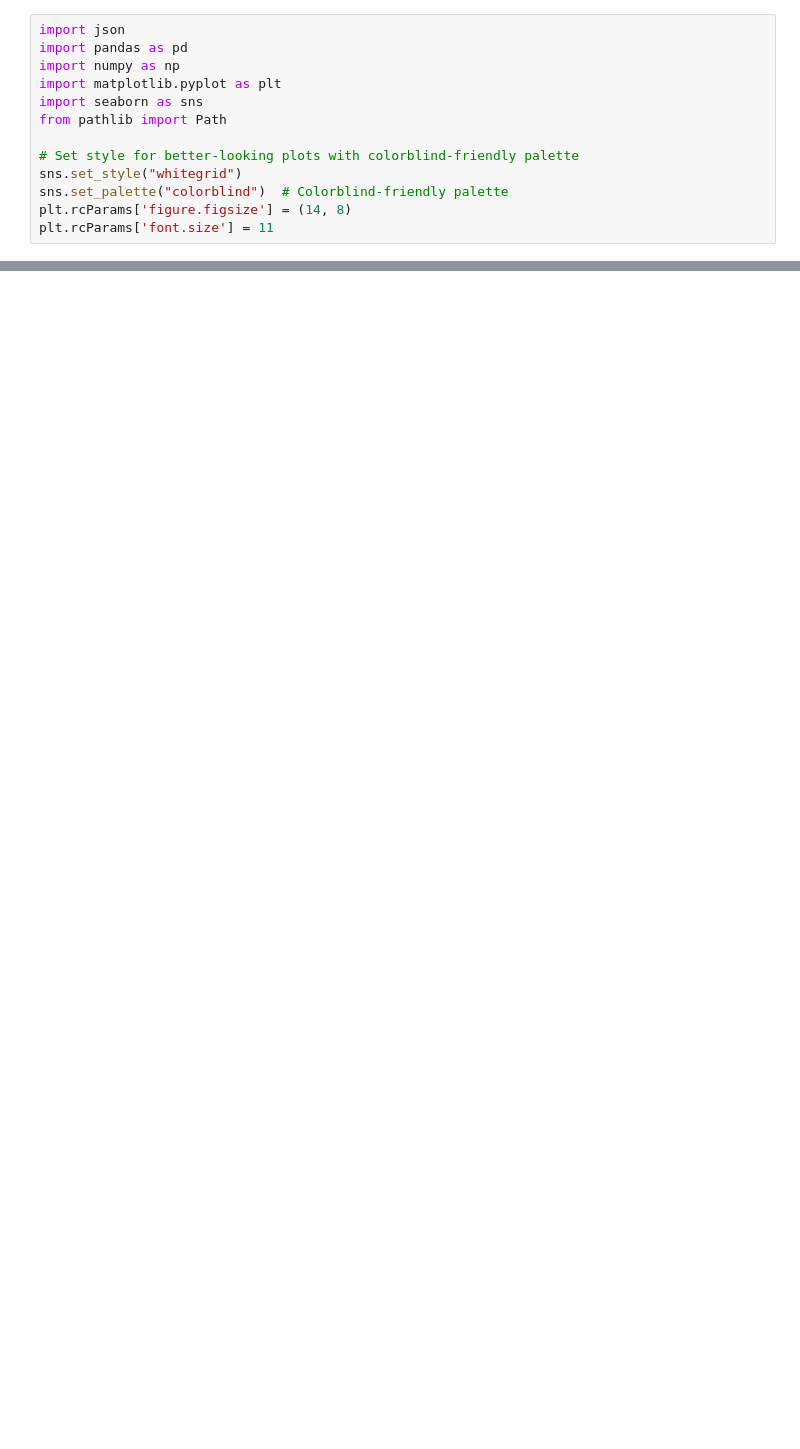
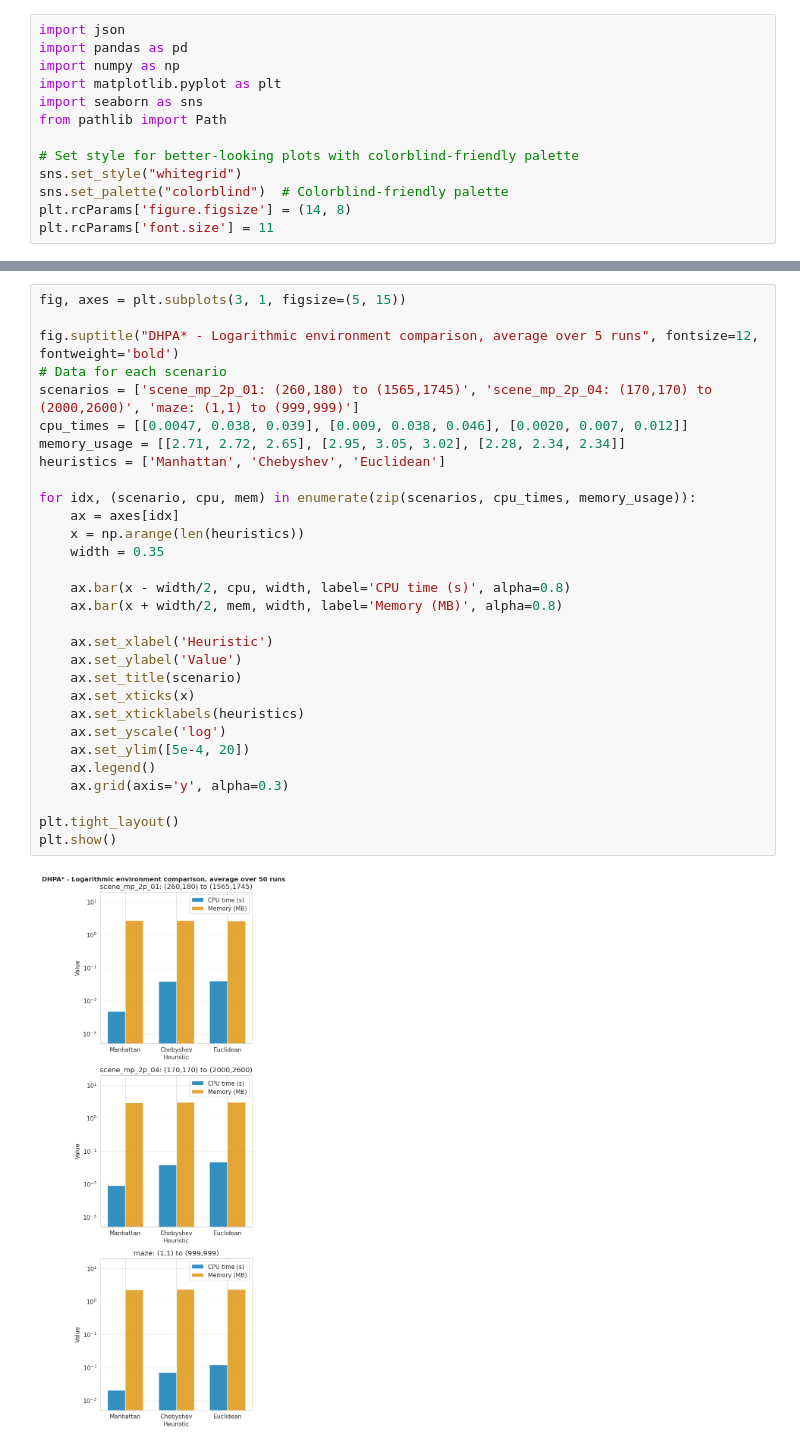
Before and after one commit to Efnilite/distributed-hpa-star, a Jupyter notebook: analyze_a.ipynb, the cells around one changed output, grey strips where cells are left out. Drawn from its saved outputs; the diff is of its cells as text; blank space fills up the shorter version.

```diff
--- a/analyze_a.ipynb
+++ b/analyze_a.ipynb
@@ -77,0 +78,32 @@ plt.show()
+# %%
+fig, axes = plt.subplots(3, 1, figsize=(5, 15))
+
+fig.suptitle("DHPA* - Logarithmic environment comparison, average over 5 runs", fontsize=12, fontweight='bold')
+# Data for each scenario
+scenarios = ['scene_mp_2p_01: (260,180) to (1565,1745)', 'scene_mp_2p_04: (170,170) to (2000,2600)', 'maze: (1,1) to (999,999)']
+cpu_times = [[0.0047, 0.038, 0.039], [0.009, 0.038, 0.046], [0.0020, 0.007, 0.012]]
+memory_usage = [[2.71, 2.72, 2.65], [2.95, 3.05, 3.02], [2.28, 2.34, 2.34]]
+heuristics = ['Manhattan', 'Chebyshev', 'Euclidean']
+
+for idx, (scenario, cpu, mem) in enumerate(zip(scenarios, cpu_times, memory_usage)):
+    ax = axes[idx]
+    x = np.arange(len(heuristics))
+    width = 0.35
+
+    ax.bar(x - width/2, cpu, width, label='CPU time (s)', alpha=0.8)
+    ax.bar(x + width/2, mem, width, label='Memory (MB)', alpha=0.8)
+
+    ax.set_xlabel('Heuristic')
+    ax.set_ylabel('Value')
+    ax.set_title(scenario)
+    ax.set_xticks(x)
+    ax.set_xticklabels(heuristics)
+    ax.set_yscale('log')
+    ax.set_ylim([5e-4, 20])
+    ax.legend()
+    ax.grid(axis='y', alpha=0.3)
+
+plt.tight_layout()
+plt.show()
+# %% [output]
+[figure, added]
```
Also changed, not shown: parts of 2 cells of this notebook, 4 other files.
